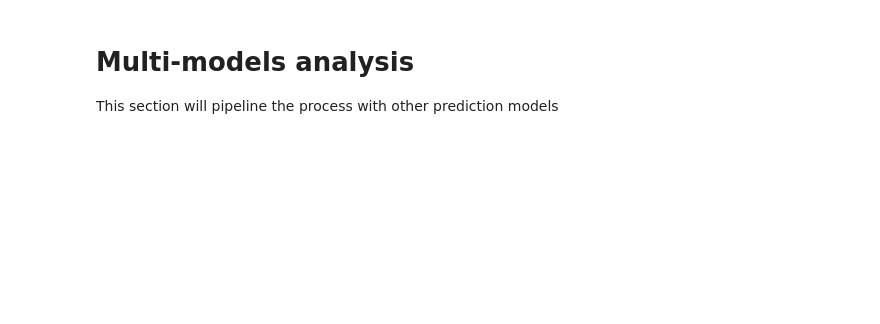
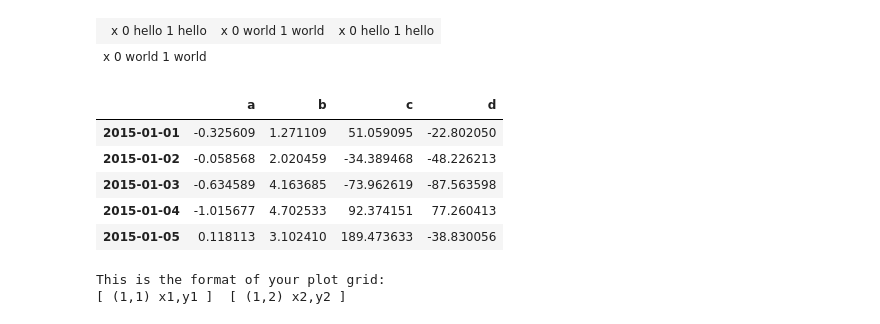
Before and after one commit to calvinccs/notebook, a Jupyter notebook: side by side.ipynb, the cells around one changed output. Saved outputs shown, nothing was run; the diff lists cells and outputs as text; code cells hidden in the pictures; blank space fills up the shorter version.

```diff
--- a/kaggle_example/Daily News for Stock Market Prediction.ipynb
+++ b/side by side.ipynb
@@ -273,4 +1,22 @@ display(model2_coef_df.tail(10))
-# %% [markdown]
-# Multi-models analysis
-
-This section will pipeline the process with other prediction models
+# %%
+import pandas as pd
+from IPython.display import display,HTML
+
+def multi_column_df_display(list_dfs, cols=3):
+    html_table = "<table style='width:100%; border:0px'>{content}</table>"
+    html_row = "<tr style='border:0px'>{content}</tr>"
+    html_cell = "<td style='width:{width}%;vertical-align:top;border:0px'>{{content}}</td>"
+    html_cell = html_cell.format(width=100/cols)
+
+    cells = [ html_cell.format(content=df.to_html()) for df in list_dfs ]
+    cells += (cols - (len(list_dfs)%cols)) * [html_cell.format(content="")] # pad
+    rows = [ html_row.format(content="".join(cells[i:i+cols])) for i in range(0,len(cells),cols)]
+    display(HTML(html_table.format(content="".join(rows))))
+
+list_dfs = []
+list_dfs.append( pd.DataFrame(2*[{"x":"hello"}]) )
+list_dfs.append( pd.DataFrame(2*[{"x":"world"}]) )
+multi_column_df_display(2*list_dfs)
+# %% [output]
+| x 0 hello 1 hello | x 0 world 1 world | x 0 hello 1 hello |
+| x 0 world 1 world |  |  |
@@ -276,0 +26,23 @@ This section will pipeline the process with other prediction models
+# %%
+df=cf.datagen.lines(4,mode='abc')
+df[['c','d']]=df[['c','d']]*100
+df.head()
+# %% [output]
+|  | a | b | c | d |
+| 2015-01-01 | -0.325609 | 1.271109 | 51.059095 | -22.802050 |
+| 2015-01-02 | -0.058568 | 2.020459 | -34.389468 | -48.226213 |
+| 2015-01-03 | -0.634589 | 4.163685 | -73.962619 | -87.563598 |
+| 2015-01-04 | -1.015677 | 4.702533 | 92.374151 | 77.260413 |
+| 2015-01-05 | 0.118113 | 3.102410 | 189.473633 | -38.830056 |
+# %%
+import plotly.tools as tls
+fig = tls.make_subplots(rows=1, cols=2, shared_xaxes=True)
+
+for col in ['a', 'b']:
+    fig.append_trace({'x': df.index, 'y': df[col], 'type': 'scatter', 'name': col}, 1, 1)
+
+for col in ['c', 'd']:
+    fig.append_trace({'x': df.index, 'y': df[col], 'type': 'bar', 'name': col}, 1, 2)
+# %% [output]
+This is the format of your plot grid:
+[ (1,1) x1,y1 ]  [ (1,2) x2,y2 ]
```
Also changed, not shown: parts of 38 cells of this notebook, 2 other files.
